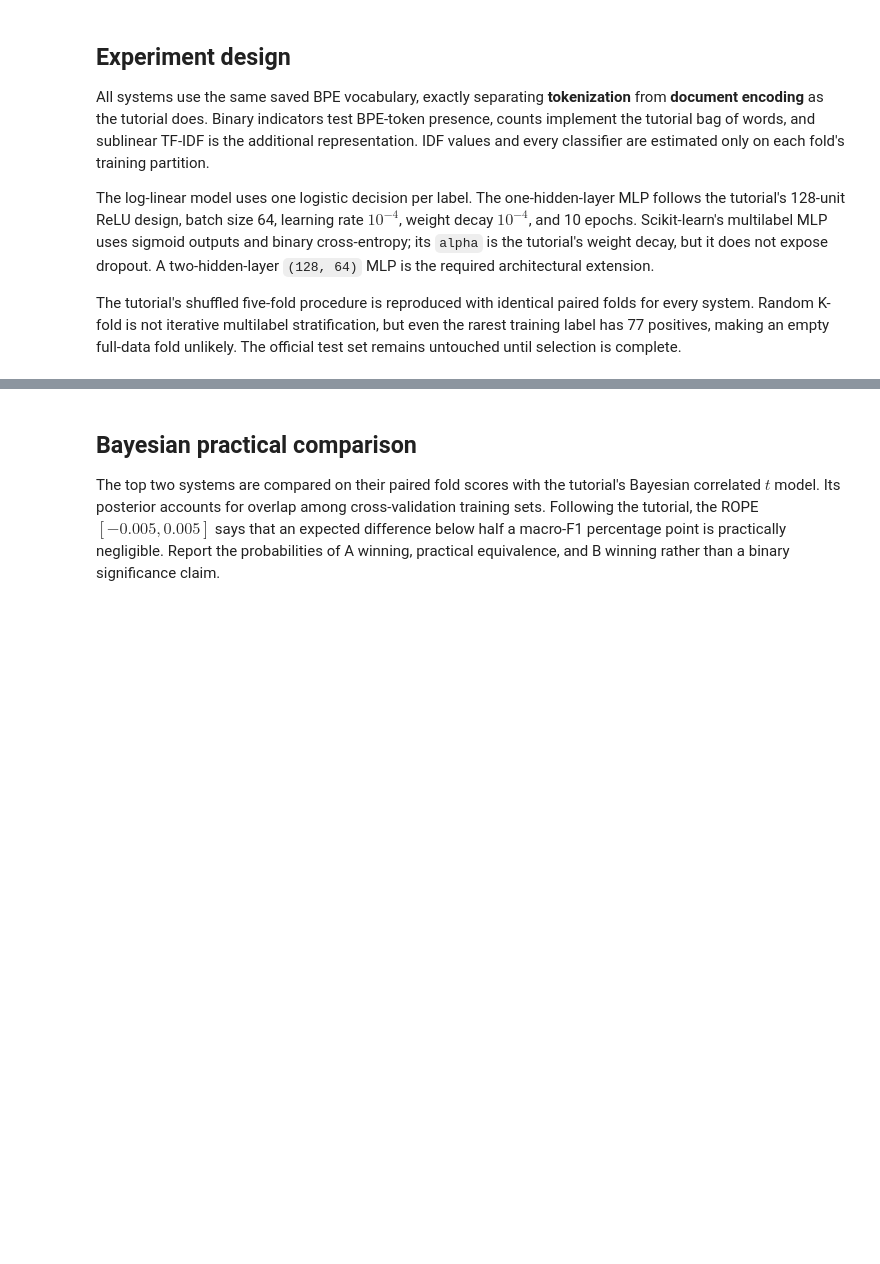
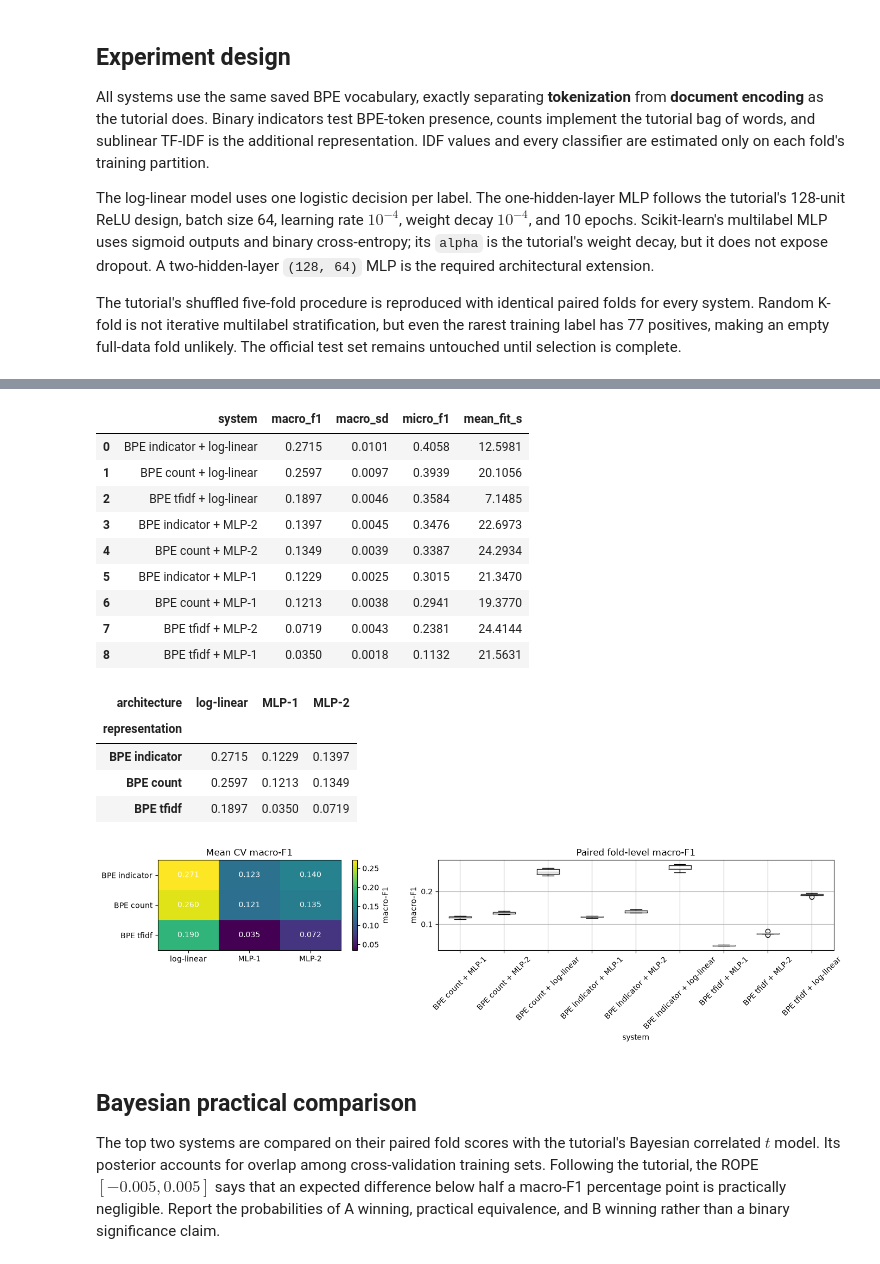
Before and after one commit to BorysMaj/NLP_group40, a Jupyter notebook: part1/GoEmotions_Project_Proposition.ipynb, the cells around one changed output, grey strips where cells are left out. Saved outputs shown, nothing was run; the diff lists cells and outputs as text; code cells hidden in the pictures; blank space fills up the shorter version.

Commit message:
Embed GoEmotions experiment results and plots

```diff
--- a/part1/GoEmotions_Project_Proposition.ipynb
+++ b/part1/GoEmotions_Project_Proposition.ipynb
@@ -160,5 +213,20 @@ summary = (scores.groupby('system', as_index=False)
                 micro_f1=('micro_f1', 'mean'), mean_fit_s=('fit_seconds', 'mean'))
            .sort_values('macro_f1', ascending=False).reset_index(drop=True))
 display(summary.round(4))
-scores.boxplot(column='macro_f1', by='system', rot=45, figsize=(10, 4));
-plt.suptitle(''); plt.title('Paired fold-level macro-F1'); plt.tight_layout()
+score_matrix = (summary.assign(representation=summary.system.str.rsplit(' + ', n=1).str[0],
+                               architecture=summary.system.str.rsplit(' + ', n=1).str[1])
+                .pivot(index='representation', columns='architecture', values='macro_f1')
+                .reindex(index=representations, columns=architectures))
+display(score_matrix.round(4))
+fig, axes = plt.subplots(1, 2, figsize=(14, 4), gridspec_kw={'width_ratios': [1.1, 1.9]})
+im = axes[0].imshow(score_matrix, cmap='viridis', aspect='auto')
+axes[0].set(xticks=range(len(score_matrix.columns)), xticklabels=score_matrix.columns,
+            yticks=range(len(score_matrix.index)), yticklabels=score_matrix.index, title='Mean CV macro-F1')
+for i in range(score_matrix.shape[0]):
+    for j in range(score_matrix.shape[1]):
+        axes[0].text(j, i, f'{score_matrix.iloc[i, j]:.3f}', ha='center', va='center', color='white')
+fig.colorbar(im, ax=axes[0], label='macro-F1')
+scores.boxplot(column='macro_f1', by='system', rot=45, ax=axes[1])
+axes[1].set(title='Paired fold-level macro-F1', xlabel='system', ylabel='macro-F1')
+plt.suptitle(''); plt.tight_layout()
+# %% [output]
@@ -165,3 +242,19 @@ plt.suptitle(''); plt.title('Paired fold-level macro-F1'); plt.tight_layout()
+|  | system | macro_f1 | macro_sd | micro_f1 | mean_fit_s |
+| 0 | BPE indicator + log-linear | 0.2715 | 0.0101 | 0.4058 | 12.5981 |
+| 1 | BPE count + log-linear | 0.2597 | 0.0097 | 0.3939 | 20.1056 |
+| 2 | BPE tfidf + log-linear | 0.1897 | 0.0046 | 0.3584 | 7.1485 |
+| 3 | BPE indicator + MLP-2 | 0.1397 | 0.0045 | 0.3476 | 22.6973 |
+| 4 | BPE count + MLP-2 | 0.1349 | 0.0039 | 0.3387 | 24.2934 |
+| 5 | BPE indicator + MLP-1 | 0.1229 | 0.0025 | 0.3015 | 21.3470 |
+| 6 | BPE count + MLP-1 | 0.1213 | 0.0038 | 0.2941 | 19.3770 |
+| 7 | BPE tfidf + MLP-2 | 0.0719 | 0.0043 | 0.2381 | 24.4144 |
+| 8 | BPE tfidf + MLP-1 | 0.0350 | 0.0018 | 0.1132 | 21.5631 |
+| architecture | log-linear | MLP-1 | MLP-2 |
+| representation |  |  |  |
+| BPE indicator | 0.2715 | 0.1229 | 0.1397 |
+| BPE count | 0.2597 | 0.1213 | 0.1349 |
+| BPE tfidf | 0.1897 | 0.0350 | 0.0719 |
+[figure, added]
 # %% [markdown]
 ## Bayesian practical comparison
 
```
Also changed, not shown: parts of 6 cells of this notebook.
